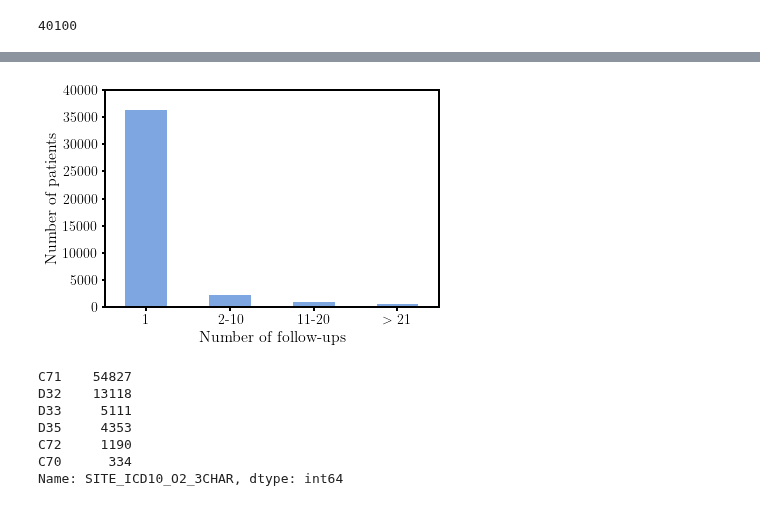
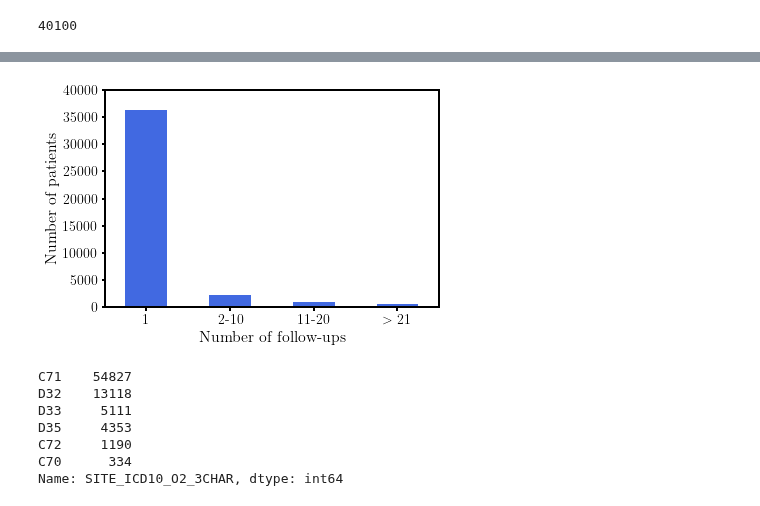
Before and after one commit to dkaizhang/federated-survival, a Jupyter notebook: preprocess.ipynb, the cells around one changed output, grey strips where cells are left out. Saved outputs shown, nothing was run; the diff lists cells and outputs as text; code cells hidden in the pictures.

Commit message:
Path change and color change

```diff
--- a/preprocess.ipynb
+++ b/preprocess.ipynb
@@ -153,22 +153,23 @@ df.head()
 # %%
 patient_count = df.groupby('PATIENTID').size().value_counts(bins=[0,1,10,20,60])
 # patient_count = df.groupby('PATIENTID').size().value_counts(bins=[0,1,5,10,15,20,25,30,35,40,45,50,55])
-ax = patient_count.plot(kind='bar', color='#7EA6E0')
+# ax = patient_count.plot(kind='bar', color='#7EA6E0')
+ax = patient_count.plot(kind='bar', color='royalblue')
 for axis in ['top','bottom','left','right']:
   ax.spines[axis].set_linewidth(2)
 ax.set_ylim(0,40000)
 ax.set_yticklabels(labels=[5000*i for i in range(11)],fontsize=14)
 ax.set_ylabel('Number of patients', fontsize=16)
 # print(np.arange(0,70,5))
 ax.set_xticklabels(['1','2-10','11-20','$>$ 21'], fontsize=14, rotation=0)
 # ax.set_xticklabels(['1','2-5','6-10','11-15','16-20','21-25','26-30','31-35','36-40','41-45','46-50','51-55'])
 ax.set_xlabel('Number of follow-ups', fontsize=16)
 ax.xaxis.set_tick_params(width=2)
 ax.yaxis.set_tick_params(width=2)
 fig = ax.get_figure()
-fig.savefig('followups.eps', format='eps', bbox_inches='tight')
+fig.savefig('./figs/followups.eps', format='eps', bbox_inches='tight')
 # %% [output]
-[figure, old version]
+[figure, new version]
 # %%
 print(df.SITE_ICD10_O2_3CHAR.value_counts())
 df = df.drop(columns = 'SITE_ICD10_O2_3CHAR')
```
Also changed, not shown: parts of 1 cell of this notebook.
